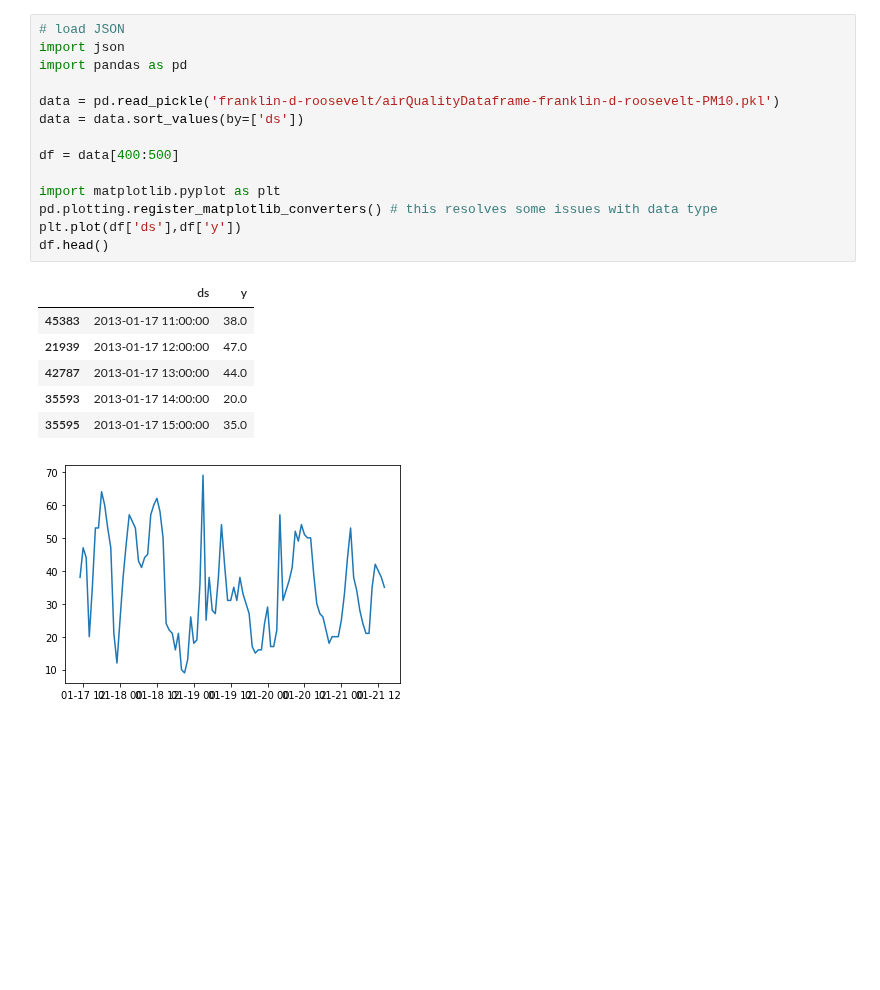
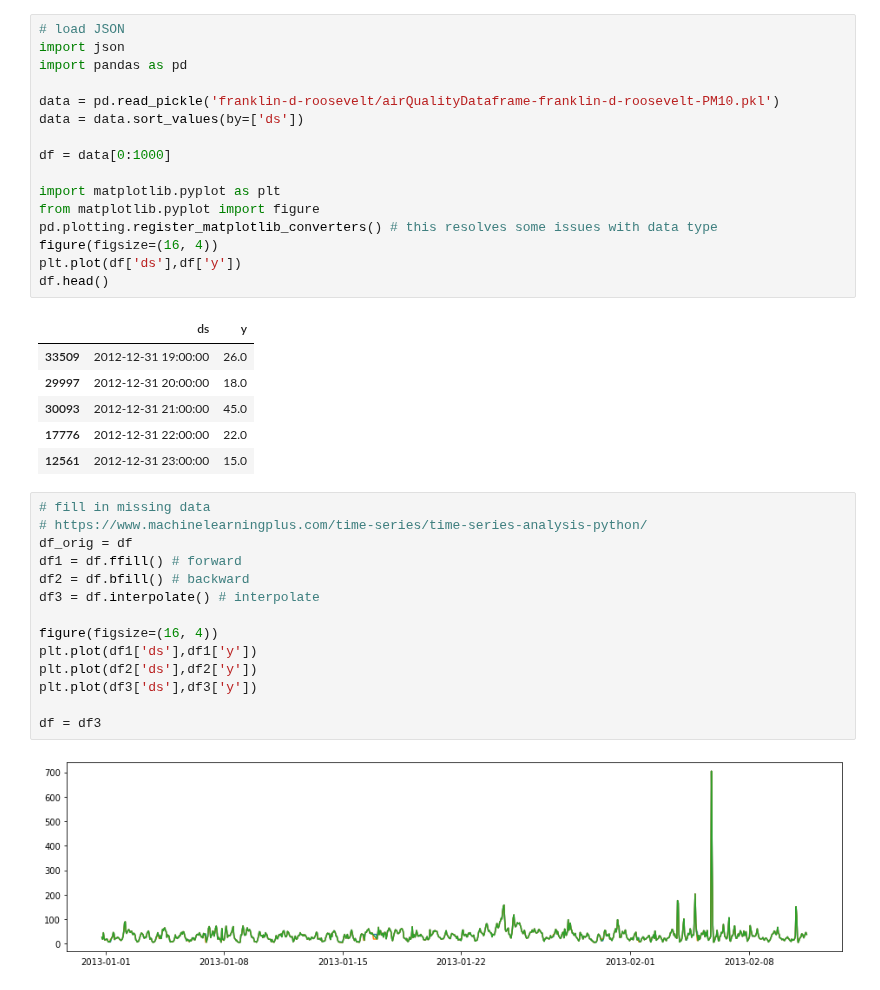
Before and after one commit to aety/insight, a Jupyter notebook: RATP/air/pickleToData_analysis_STL.ipynb, the cells around one changed output. Cells and saved outputs as stored; diff of their text form; blank space fills up the shorter version.

```diff
--- a/RATP/air/pickleToData_analysis_STL.ipynb
+++ b/RATP/air/pickleToData_analysis_STL.ipynb
@@ -1,25 +1,42 @@
 # %%
 # load JSON
 import json
 import pandas as pd
 
 data = pd.read_pickle('franklin-d-roosevelt/airQualityDataframe-franklin-d-roosevelt-PM10.pkl')
 data = data.sort_values(by=['ds'])
 
-df = data[400:500]
+df = data[0:1000]
 
 import matplotlib.pyplot as plt
+from matplotlib.pyplot import figure
 pd.plotting.register_matplotlib_converters() # this resolves some issues with data type
+figure(figsize=(16, 4))
 plt.plot(df['ds'],df['y'])
 df.head()
 # %% [output]
 |  | ds | y |
-| 45383 | 2013-01-17 11:00:00 | 38.0 |
-| 21939 | 2013-01-17 12:00:00 | 47.0 |
-| 42787 | 2013-01-17 13:00:00 | 44.0 |
-| 35593 | 2013-01-17 14:00:00 | 20.0 |
-| 35595 | 2013-01-17 15:00:00 | 35.0 |
+| 33509 | 2012-12-31 19:00:00 | 26.0 |
+| 29997 | 2012-12-31 20:00:00 | 18.0 |
+| 30093 | 2012-12-31 21:00:00 | 45.0 |
+| 17776 | 2012-12-31 22:00:00 | 22.0 |
+| 12561 | 2012-12-31 23:00:00 | 15.0 |
-[figure, removed]
+# %%
+# fill in missing data
+# https://www.machinelearningplus.com/time-series/time-series-analysis-python/
+df_orig = df
+df1 = df.ffill() # forward
+df2 = df.bfill() # backward
+df3 = df.interpolate() # interpolate
+
+figure(figsize=(16, 4))
+plt.plot(df1['ds'],df1['y'])
+plt.plot(df2['ds'],df2['y'])
+plt.plot(df3['ds'],df3['y'])
+
+df = df3
+# %% [output]
+[figure, added]
 # %%
 df.reset_index(inplace=True)
 df['ds'] = pd.to_datetime(df['ds'])
```
Also changed, not shown: parts of 3 cells of this notebook.
